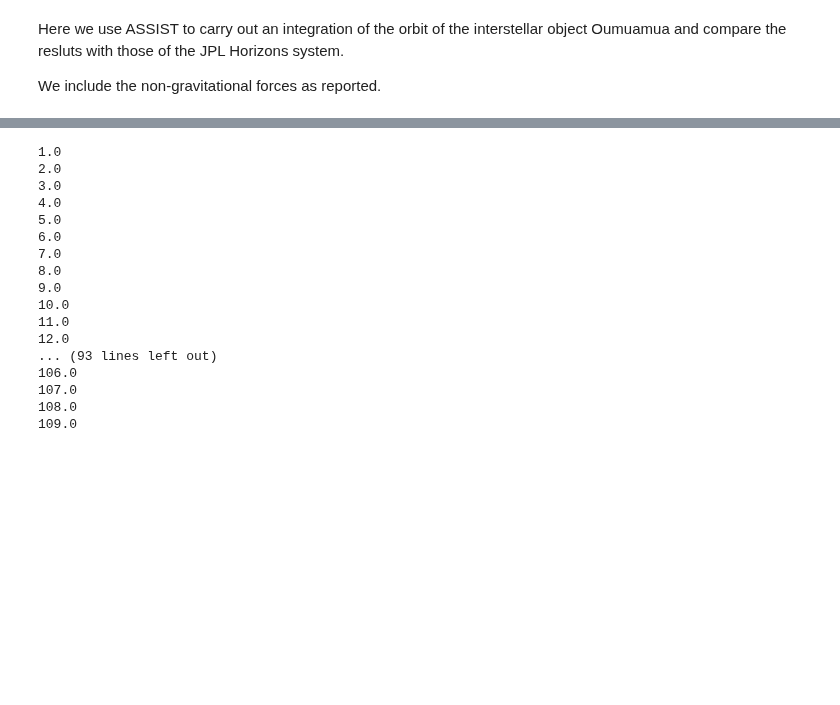
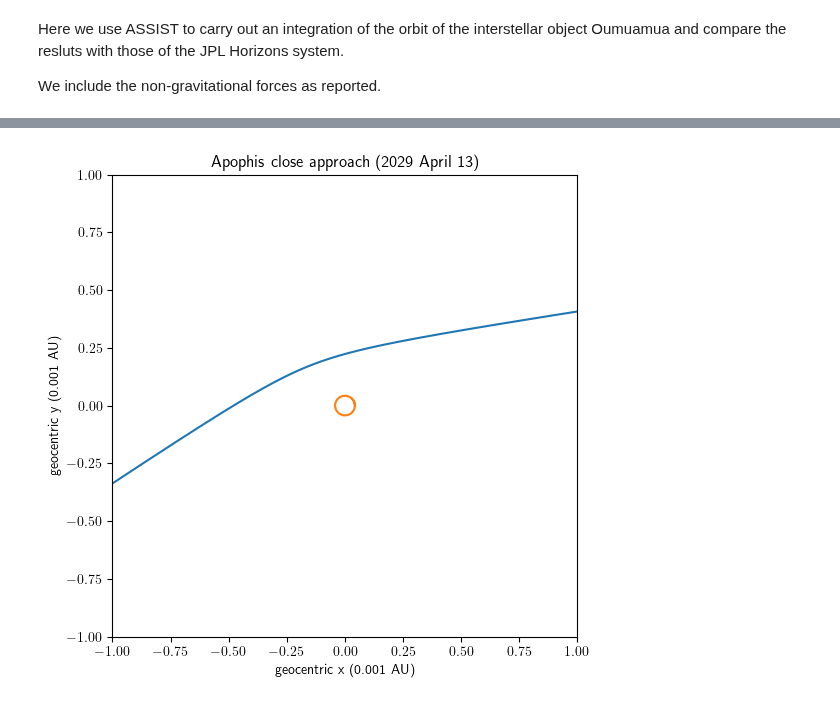
Before and after one commit to matthewholman/assist, a Jupyter notebook: jupyter_examples/Apophis.ipynb, the cells around one changed output, grey strips where cells are left out. Drawn from its saved outputs; the diff is of its cells as text; code cells hidden in the pictures; blank space fills up the shorter version.

```diff
--- a/jupyter_examples/Apophis.ipynb
+++ b/jupyter_examples/Apophis.ipynb
@@ -67 +30,26 @@ apophis_davide = apophis_davide + sun[0:6]
+# %%
+with open('apophis_dump.dat') as file:
+    i=0
+    first=1
+    last=1
+    for line in file:
+        if i>10000:
+            break
+        if line.split()[0]=='0':
+            t = float(line.strip().split()[1])
+            if t-2462137.5>0 and first==1:
+                first=0
+                apophis_begin= np.array(line.strip().split()[-6:], dtype=np.double)
+                t_begin = t
+            if t-2462137.5>365.25 and last==1:
+                last=0
+                apophis_end= np.array(line.strip().split()[-6:], dtype=np.double)
+                t_end=t
+            i += 1
+
+GMsun, sun = assist.all_ephem(0, jd_ref, t_begin-jd_ref)
+apophis_begin += sun[0:6]
+
+GMsun, sun = assist.all_ephem(0, jd_ref, t_end-jd_ref)
+apophis_end += sun[0:6]
 # %%
@@ -192,3 +122,19 @@ plt.savefig('apophis_earth.pdf')
+# %%
+Re=0.04247333333 #AU
+plt.plot((states[:,0,0]-earth_pos[:,0])*1e3, (states[:,0,1]-earth_pos[:,1])*1e3)
+plt.xlim(-1.0, 1.0)
+plt.ylim(-1.0, 1.0)
+#plt.axis('square')
+plt.title('Apophis close approach (2029 April 13)')
+plt.xlabel('geocentric x (0.001 AU)')
+plt.ylabel('geocentric y (0.001 AU)')
+theta = np.arange(0,7,0.001)
+x = Re*np.cos(theta)
+y = Re*np.sin(theta)
+plt.plot(x, y)
+plt.savefig('apophis_approach_v2.pdf')
+# %% [output]
+[figure, added]
 # %%
 # This routine is integrating a pair of trajectories, one of Apophis and another of a slightly
 # perturbed (in the x coordinate) Apophis, for a time t from 2029 Jan 1.  The magnitude of the
@@ -263,27 +209,8 @@ def perturbed_apophis(t):
 ts = []
 dxs = []
 for t in np.arange(1, 110, 1.):
-    print(t)
     ts.append(t)
     dxs.append(perturbed_apophis(t))
-# %% [output]
-1.0
-2.0
-3.0
-4.0
-5.0
-6.0
-7.0
-8.0
-9.0
-10.0
-11.0
-12.0
-... (93 lines left out)
-106.0
-107.0
-108.0
-109.0
 # %%
 plt.rcParams['figure.figsize'] = (6, 6)
 # %%
```
Also changed, not shown: parts of 12 cells of this notebook, 2 other files.
